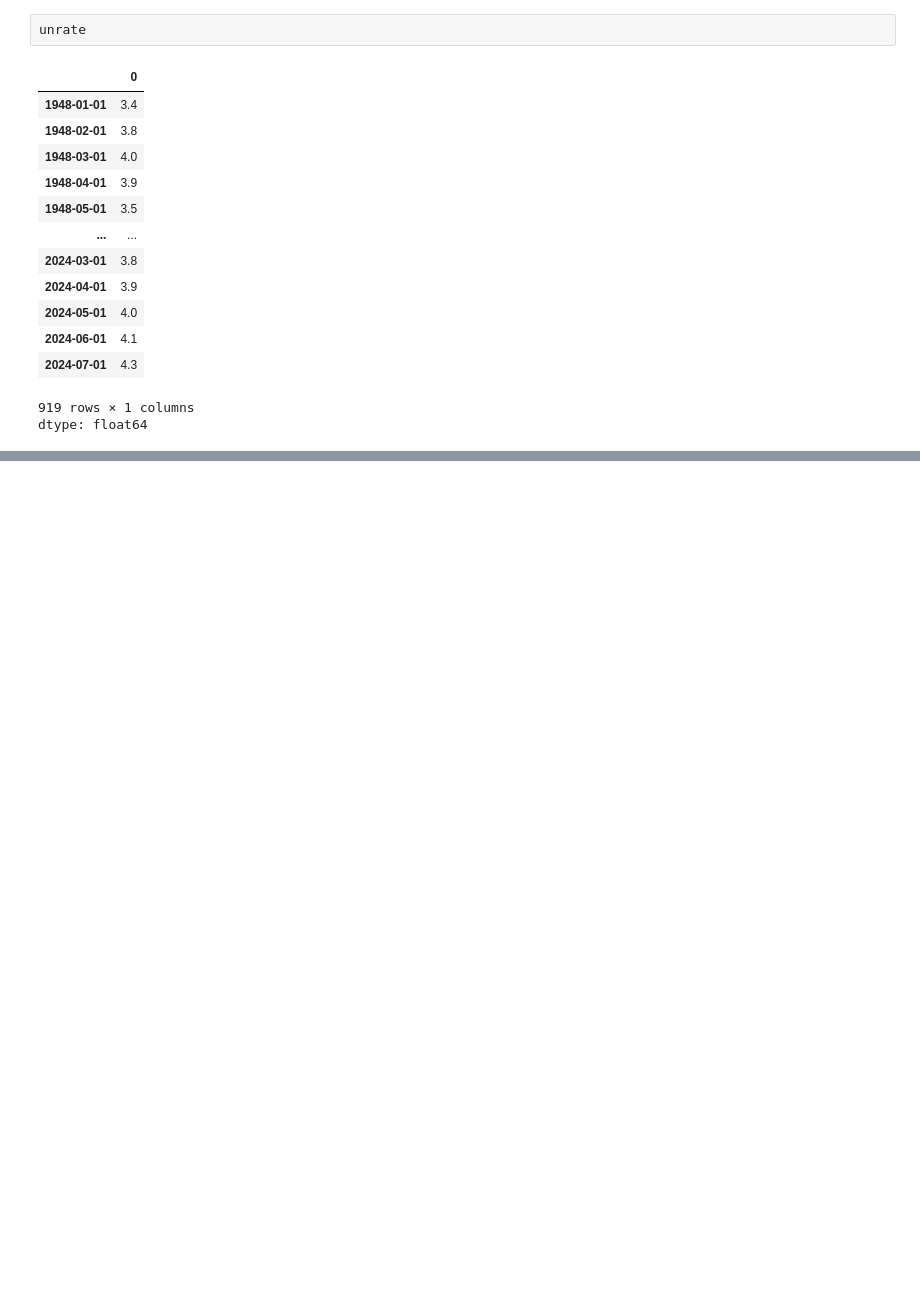
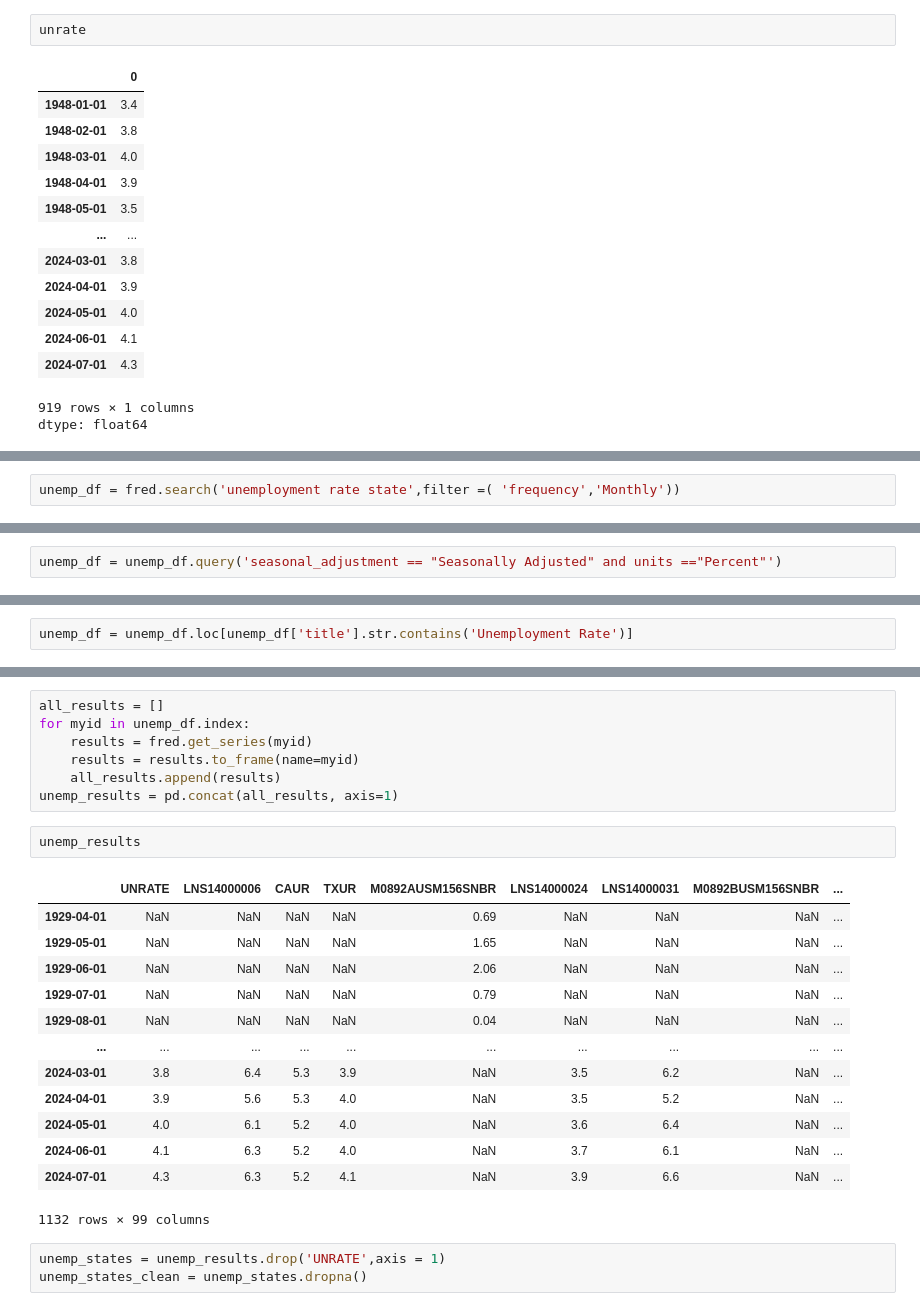
Before and after one commit to nocaptara/Economic_DataCollection-Exploration, a Jupyter notebook: Economic_Data_Collection_and_Analysis.ipynb, the cells around one changed output, grey strips where cells are left out. Cells and saved outputs as stored; diff of their text form; blank space fills up the shorter version.

```diff
--- a/Economic_Data_Collection_and_Analysis.ipynb
+++ b/Economic_Data_Collection_and_Analysis.ipynb
@@ -122,0 +213,2 @@ dtype: float64
+# %%
+unemp_df = fred.search('unemployment rate state',filter =( 'frequency','Monthly'))
@@ -122,0 +232,2 @@ dtype: float64
+# %%
+unemp_df = unemp_df.query('seasonal_adjustment == "Seasonally Adjusted" and units =="Percent"')
@@ -122,0 +255,2 @@ dtype: float64
+# %%
+unemp_df = unemp_df.loc[unemp_df['title'].str.contains('Unemployment Rate')]
@@ -122,0 +274,26 @@ dtype: float64
+# %%
+all_results = []
+for myid in unemp_df.index:
+    results = fred.get_series(myid)
+    results = results.to_frame(name=myid)
+    all_results.append(results)
+unemp_results = pd.concat(all_results, axis=1)
+# %%
+unemp_results
+# %% [output]
+|  | UNRATE | LNS14000006 | CAUR | TXUR | M0892AUSM156SNBR | LNS14000024 | LNS14000031 | M0892BUSM156SNBR | ... |
+| 1929-04-01 | NaN | NaN | NaN | NaN | 0.69 | NaN | NaN | NaN | ... |
+| 1929-05-01 | NaN | NaN | NaN | NaN | 1.65 | NaN | NaN | NaN | ... |
+| 1929-06-01 | NaN | NaN | NaN | NaN | 2.06 | NaN | NaN | NaN | ... |
+| 1929-07-01 | NaN | NaN | NaN | NaN | 0.79 | NaN | NaN | NaN | ... |
+| 1929-08-01 | NaN | NaN | NaN | NaN | 0.04 | NaN | NaN | NaN | ... |
+| ... | ... | ... | ... | ... | ... | ... | ... | ... | ... |
+| 2024-03-01 | 3.8 | 6.4 | 5.3 | 3.9 | NaN | 3.5 | 6.2 | NaN | ... |
+| 2024-04-01 | 3.9 | 5.6 | 5.3 | 4.0 | NaN | 3.5 | 5.2 | NaN | ... |
+| 2024-05-01 | 4.0 | 6.1 | 5.2 | 4.0 | NaN | 3.6 | 6.4 | NaN | ... |
+| 2024-06-01 | 4.1 | 6.3 | 5.2 | 4.0 | NaN | 3.7 | 6.1 | NaN | ... |
+| 2024-07-01 | 4.3 | 6.3 | 5.2 | 4.1 | NaN | 3.9 | 6.6 | NaN | ... |
+1132 rows × 99 columns
+# %%
+unemp_states = unemp_results.drop('UNRATE',axis = 1)
+unemp_states_clean = unemp_states.dropna()
```
Also changed, not shown: parts of 22 cells of this notebook.
